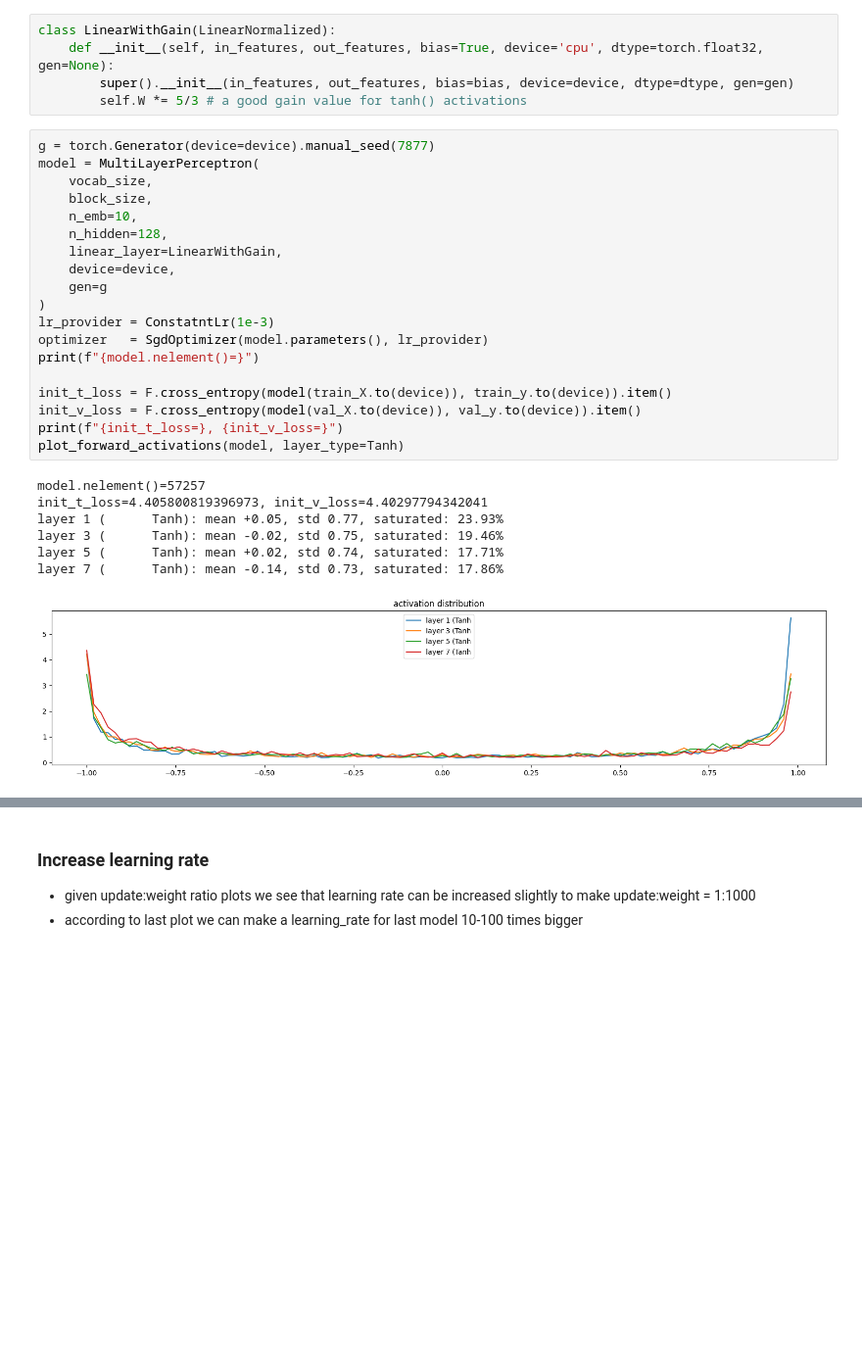
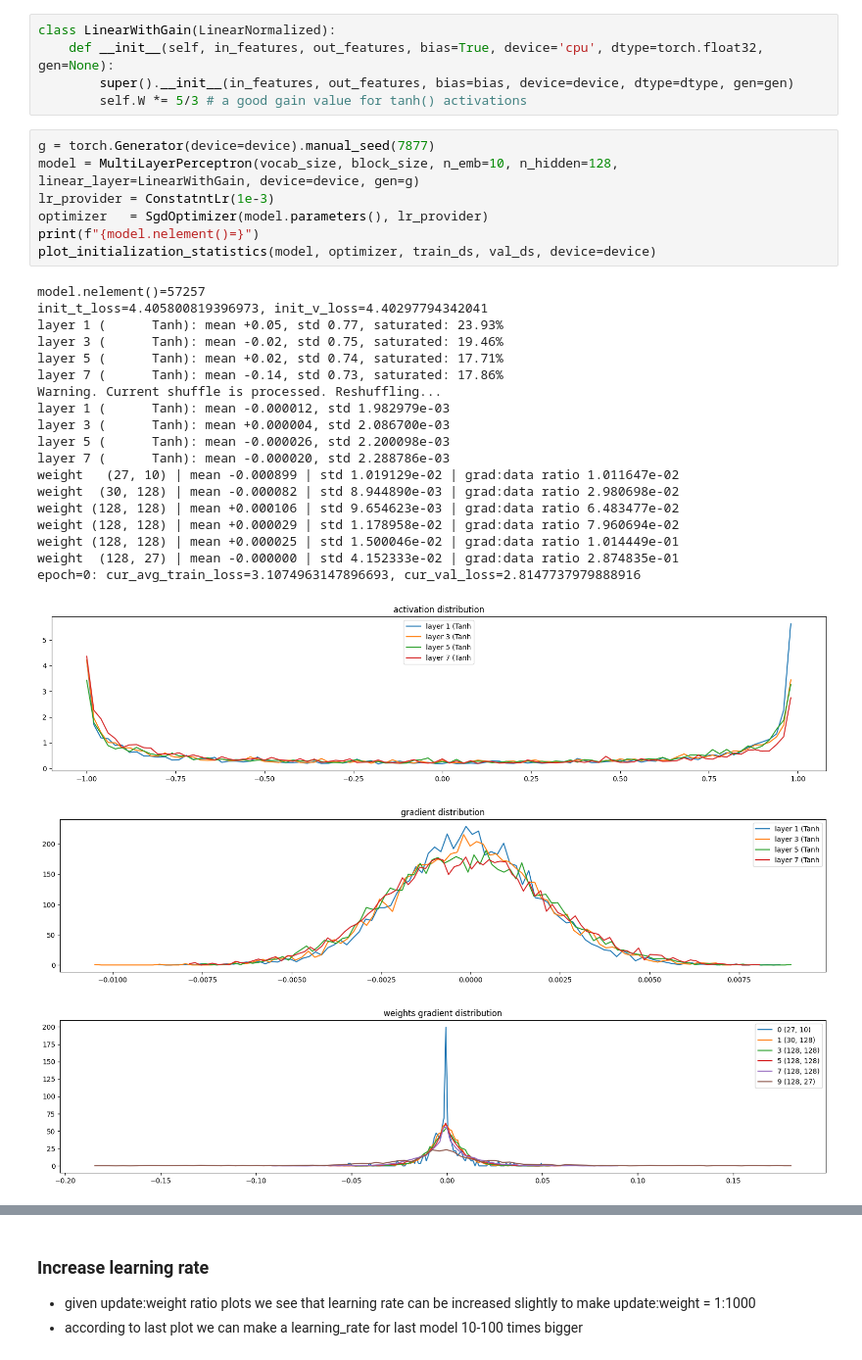
Before and after one commit to ReemBer/makemore-tutorial, a Jupyter notebook: MLP, Activations and gradient visualizations, Sophisticated initializations.ipynb, the cells around one changed output, grey strips where cells are left out. Shown at 98% size. Cells and saved outputs as stored; diff of their text form; blank space fills up the shorter version.

```diff
--- a/MLP, Activations and gradient visualizations, Sophisticated initializations.ipynb
+++ b/MLP, Activations and gradient visualizations, Sophisticated initializations.ipynb
@@ -753,28 +726,30 @@ class LinearWithGain(LinearNormalized):
         self.W *= 5/3 # a good gain value for tanh() activations
 # %%
 g = torch.Generator(device=device).manual_seed(7877)
-model = MultiLayerPerceptron(
-    vocab_size,
-    block_size,
-    n_emb=10,
-    n_hidden=128,
-    linear_layer=LinearWithGain,
-    device=device,
-    gen=g
-)
+model = MultiLayerPerceptron(vocab_size, block_size, n_emb=10, n_hidden=128, linear_layer=LinearWithGain, device=device, gen=g)
 lr_provider = ConstatntLr(1e-3)
 optimizer   = SgdOptimizer(model.parameters(), lr_provider)
 print(f"{model.nelement()=}")
-
-init_t_loss = F.cross_entropy(model(train_X.to(device)), train_y.to(device)).item()
-init_v_loss = F.cross_entropy(model(val_X.to(device)), val_y.to(device)).item()
-print(f"{init_t_loss=}, {init_v_loss=}")
-plot_forward_activations(model, layer_type=Tanh)
+plot_initialization_statistics(model, optimizer, train_ds, val_ds, device=device)
 # %% [output]
 model.nelement()=57257
 init_t_loss=4.405800819396973, init_v_loss=4.40297794342041
 layer 1 (      Tanh): mean +0.05, std 0.77, saturated: 23.93%
 layer 3 (      Tanh): mean -0.02, std 0.75, saturated: 19.46%
 layer 5 (      Tanh): mean +0.02, std 0.74, saturated: 17.71%
 layer 7 (      Tanh): mean -0.14, std 0.73, saturated: 17.86%
+Warning. Current shuffle is processed. Reshuffling...
+layer 1 (      Tanh): mean -0.000012, std 1.982979e-03
+layer 3 (      Tanh): mean +0.000004, std 2.086700e-03
+layer 5 (      Tanh): mean -0.000026, std 2.200098e-03
+layer 7 (      Tanh): mean -0.000020, std 2.288786e-03
+weight   (27, 10) | mean -0.000899 | std 1.019129e-02 | grad:data ratio 1.011647e-02
+weight  (30, 128) | mean -0.000082 | std 8.944890e-03 | grad:data ratio 2.980698e-02
+weight (128, 128) | mean +0.000106 | std 9.654623e-03 | grad:data ratio 6.483477e-02
+weight (128, 128) | mean +0.000029 | std 1.178958e-02 | grad:data ratio 7.960694e-02
+weight (128, 128) | mean +0.000025 | std 1.500046e-02 | grad:data ratio 1.014449e-01
+weight  (128, 27) | mean -0.000000 | std 4.152333e-02 | grad:data ratio 2.874835e-01
+epoch=0: cur_avg_train_loss=3.1074963147896693, cur_val_loss=2.8147737979888916
 [figure]
+[figure, added]
+[figure, added]
```
Also changed, not shown: parts of 49 cells of this notebook.
